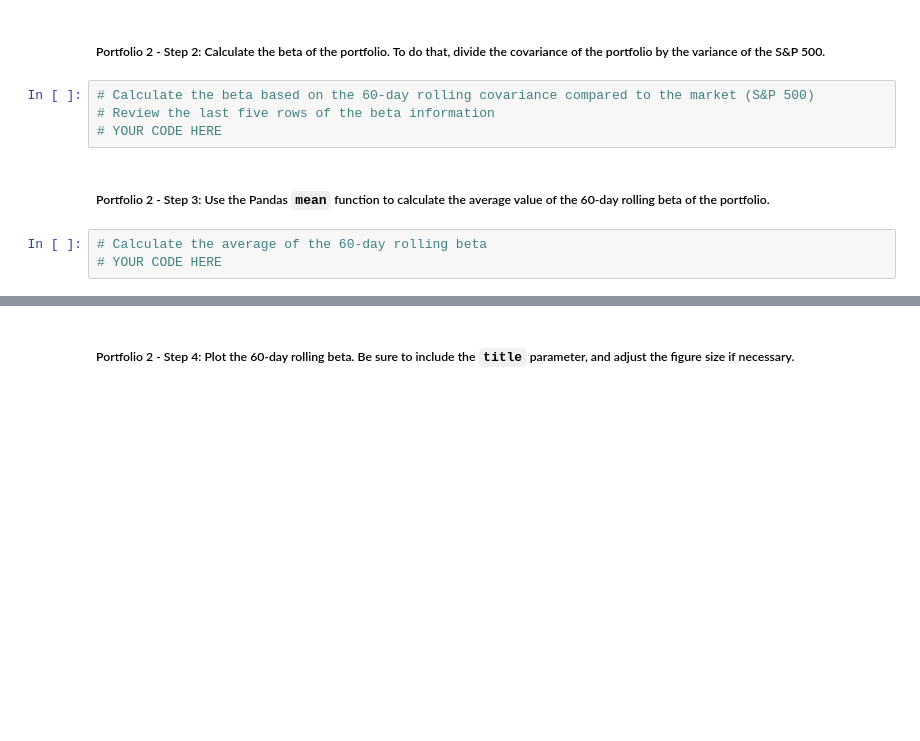
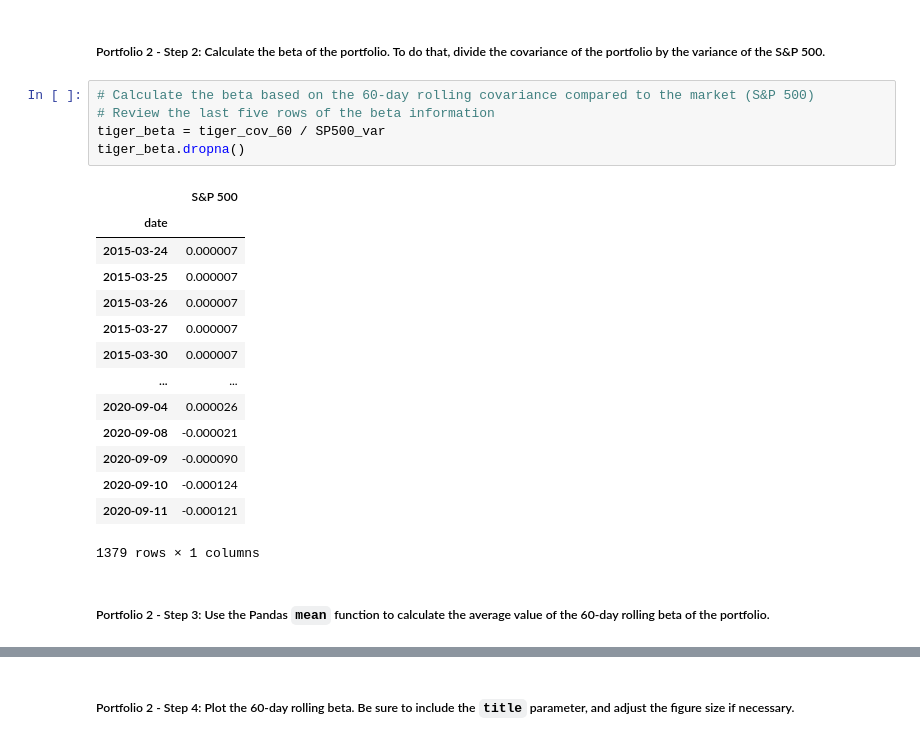
Before and after one commit to angie0920/challenge4, a Jupyter notebook: Starter_Code/risk_return_analysis.ipynb, the cells around one changed output, grey strips where cells are left out. Drawn from its saved outputs; the diff is of its cells as text; blank space fills up the shorter version.

```diff
--- a/Starter_Code/risk_return_analysis.ipynb
+++ b/Starter_Code/risk_return_analysis.ipynb
@@ -430,9 +483,22 @@ Your analysis is nearing completion. Now, you need to evaluate how the portfolio
 # %%
 # Calculate the beta based on the 60-day rolling covariance compared to the market (S&P 500)
 # Review the last five rows of the beta information
-# YOUR CODE HERE
+tiger_beta = tiger_cov_60 / SP500_var
+tiger_beta.dropna()
+# %% [output]
+|  | S&P 500 |
+| date |  |
+| 2015-03-24 | 0.000007 |
+| 2015-03-25 | 0.000007 |
+| 2015-03-26 | 0.000007 |
+| 2015-03-27 | 0.000007 |
+| 2015-03-30 | 0.000007 |
+| ... | ... |
+| 2020-09-04 | 0.000026 |
+| 2020-09-08 | -0.000021 |
+| 2020-09-09 | -0.000090 |
+| 2020-09-10 | -0.000124 |
+| 2020-09-11 | -0.000121 |
+1379 rows × 1 columns
 # %% [markdown]
 ##### Portfolio 2 - Step 3: Use the Pandas `mean` function to calculate the average value of the 60-day rolling beta of the portfolio.
-# %%
-# Calculate the average of the 60-day rolling beta
-# YOUR CODE HERE
```
Also changed, not shown: parts of 10 cells of this notebook, 1 other file.
